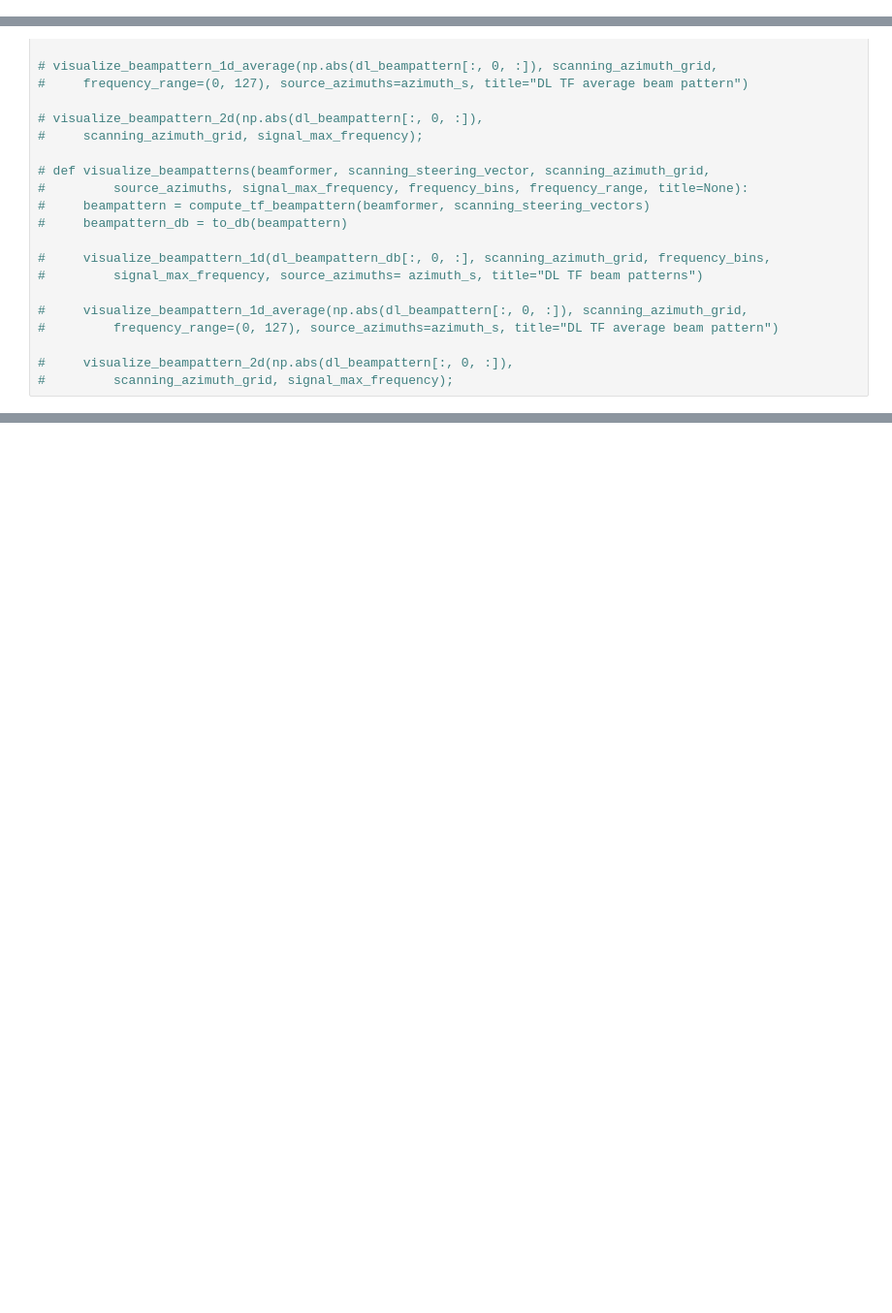
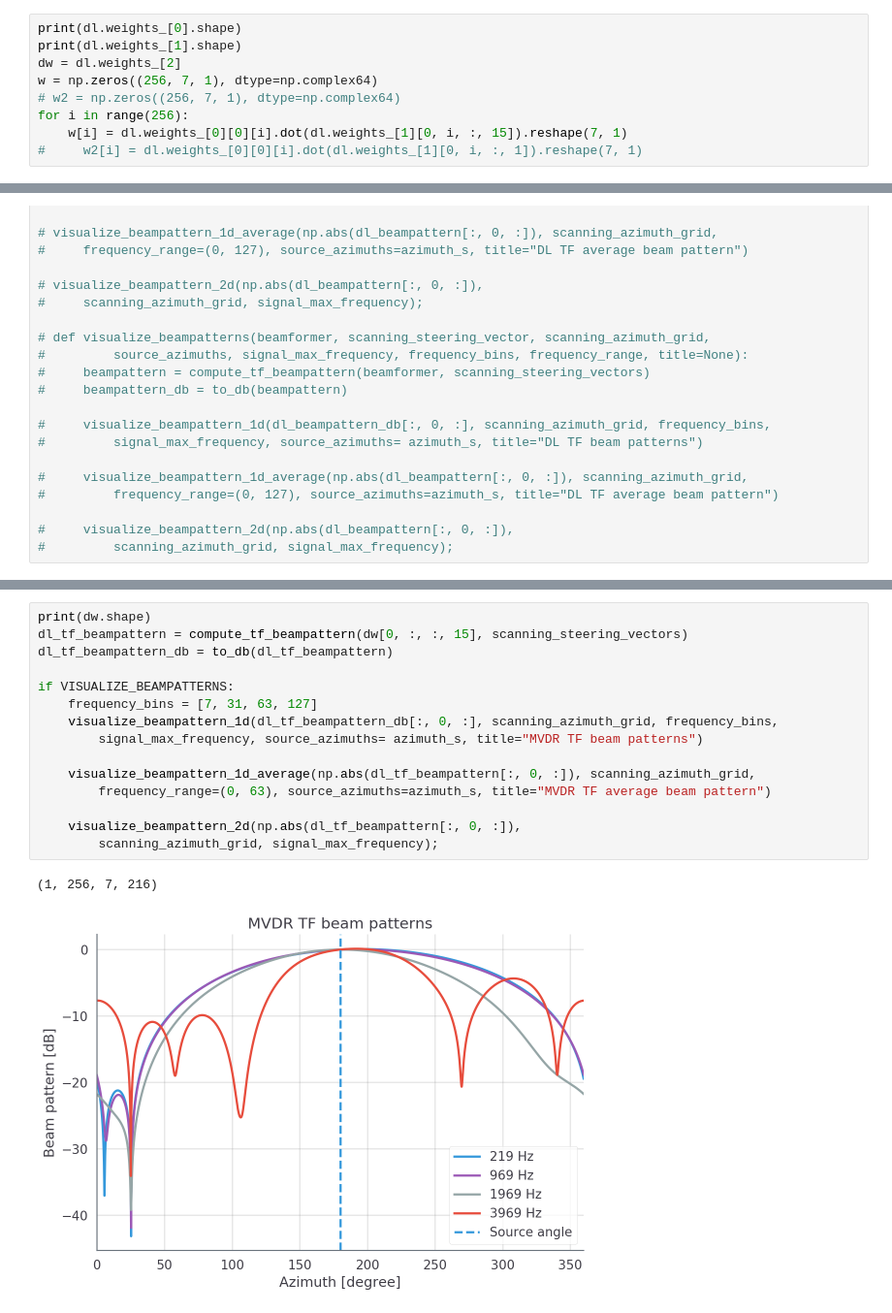
Before and after one commit to dung-n-tran/dlbeamformer, a Jupyter notebook: benchmark_dlbeamforming_circular_array_sinr_curves.ipynb, the cells around one changed output, grey strips where cells are left out. Shown at 97% size. Cells and saved outputs as stored; diff of their text form; blank space fills up the shorter version.

```diff
--- a/benchmark_dlbeamforming_circular_array_sinr_curves.ipynb
+++ b/benchmark_dlbeamforming_circular_array_sinr_curves.ipynb
@@ -123,0 +158,9 @@ dlbeamformer_filepath = os.path.join(trained_models_path, dlbeamformer_filename)
+# %%
+print(dl.weights_[0].shape)
+print(dl.weights_[1].shape)
+dw = dl.weights_[2]
+w = np.zeros((256, 7, 1), dtype=np.complex64)
+# w2 = np.zeros((256, 7, 1), dtype=np.complex64)
+for i in range(256):
+    w[i] = dl.weights_[0][0][i].dot(dl.weights_[1][0, i, :, 15]).reshape(7, 1)
+#     w2[i] = dl.weights_[0][0][i].dot(dl.weights_[1][0, i, :, 1]).reshape(7, 1)
@@ -348,0 +425,18 @@ Audio(beamformers[beamformer_name]["out"][2][0], rate=sampling_frequency, autopl
+# %%
+print(dw.shape)
+dl_tf_beampattern = compute_tf_beampattern(dw[0, :, :, 15], scanning_steering_vectors)
+dl_tf_beampattern_db = to_db(dl_tf_beampattern)
+
+if VISUALIZE_BEAMPATTERNS:
+    frequency_bins = [7, 31, 63, 127]
+    visualize_beampattern_1d(dl_tf_beampattern_db[:, 0, :], scanning_azimuth_grid, frequency_bins,
+        signal_max_frequency, source_azimuths= azimuth_s, title="MVDR TF beam patterns")
+
+    visualize_beampattern_1d_average(np.abs(dl_tf_beampattern[:, 0, :]), scanning_azimuth_grid,
+        frequency_range=(0, 63), source_azimuths=azimuth_s, title="MVDR TF average beam pattern")
+
+    visualize_beampattern_2d(np.abs(dl_tf_beampattern[:, 0, :]),
+        scanning_azimuth_grid, signal_max_frequency);
+# %% [output]
+(1, 256, 7, 216)
+[figure, added]
```
Also changed, not shown: parts of 15 cells of this notebook, 15 other files.
